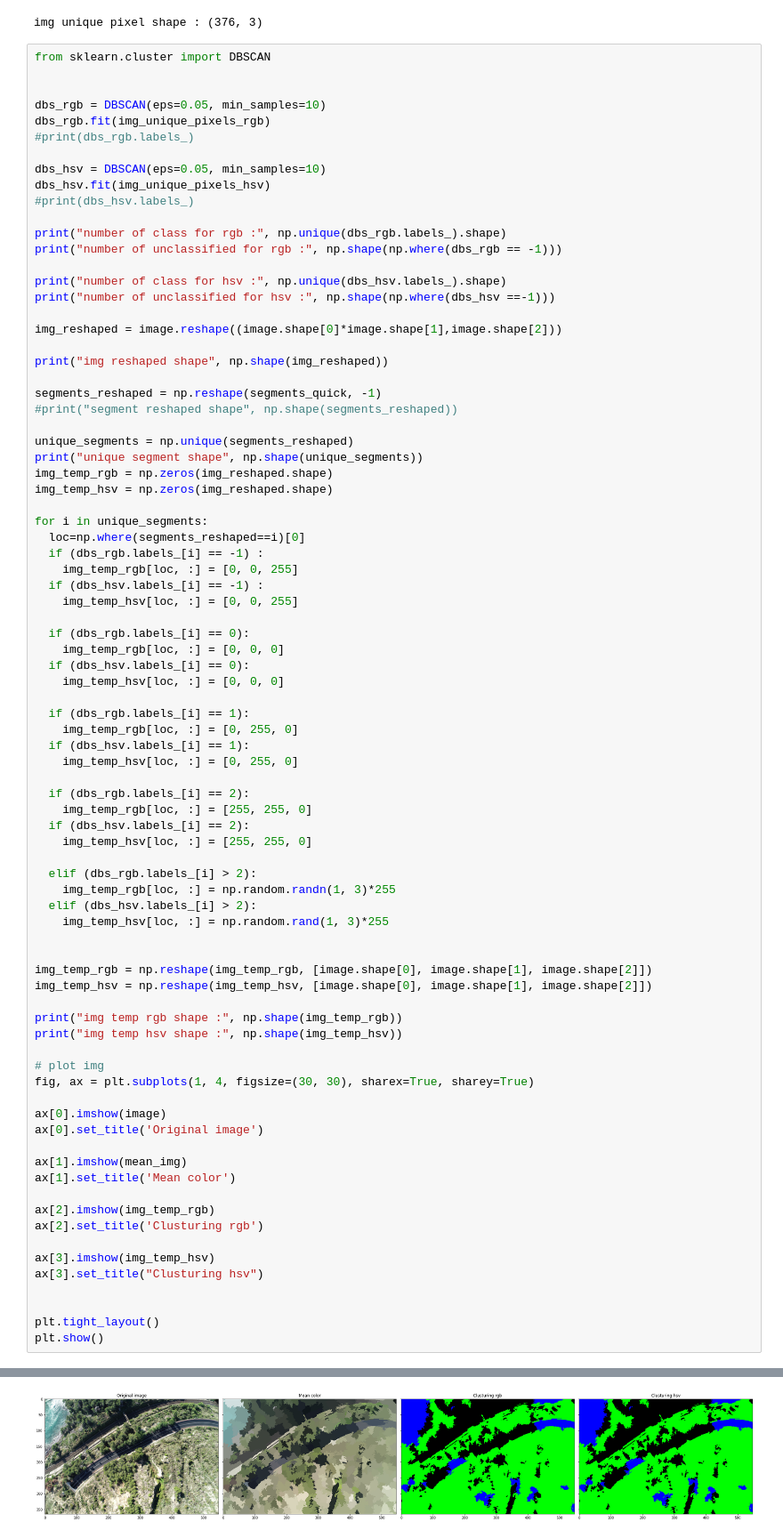
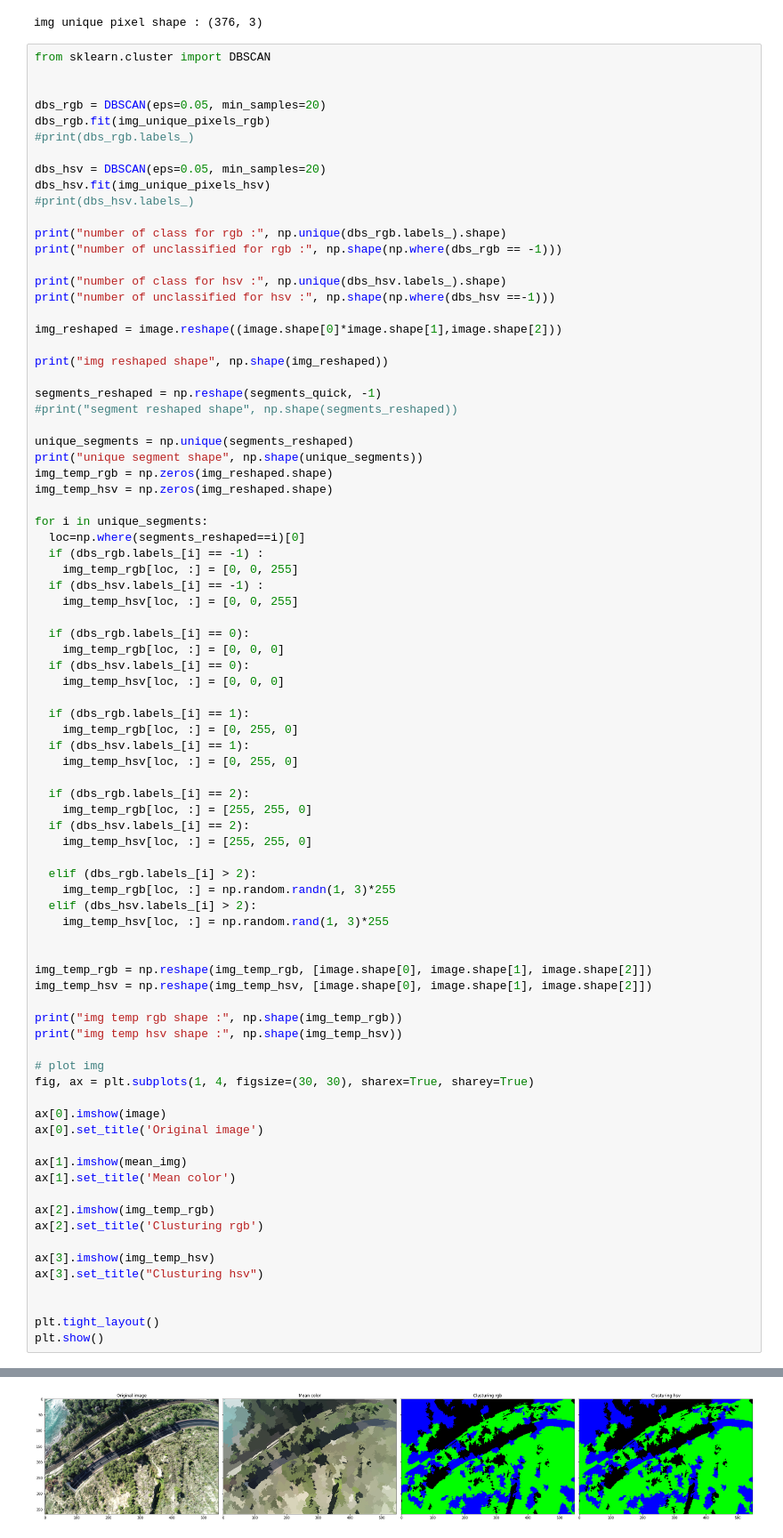
Before and after one commit to VictorNigretto/ProjetLong, a Jupyter notebook: Segmentation_non_supervisée_"facile".ipynb, the cells around one changed output, grey strips where cells are left out. Shown at 89% size. Cells and saved outputs as stored; diff of their text form.

```diff
--- a/Segmentation_non_supervisée_"facile".ipynb
+++ b/Segmentation_non_supervisée_"facile".ipynb
@@ -294,11 +294,11 @@ img unique pixel shape : (376, 3)
 from sklearn.cluster import DBSCAN
 
 
-dbs_rgb = DBSCAN(eps=0.05, min_samples=10)
+dbs_rgb = DBSCAN(eps=0.05, min_samples=20)
 dbs_rgb.fit(img_unique_pixels_rgb)
 #print(dbs_rgb.labels_)
 
-dbs_hsv = DBSCAN(eps=0.05, min_samples=10)
+dbs_hsv = DBSCAN(eps=0.05, min_samples=20)
 dbs_hsv.fit(img_unique_pixels_hsv)
 #print(dbs_hsv.labels_)
 
@@ -395 +386 @@ Clipping input data to the valid range for imshow with RGB data ([0..1] for floa
-[figure, old version]
+[figure, new version]
```
Also changed, not shown: parts of 3 cells of this notebook.
